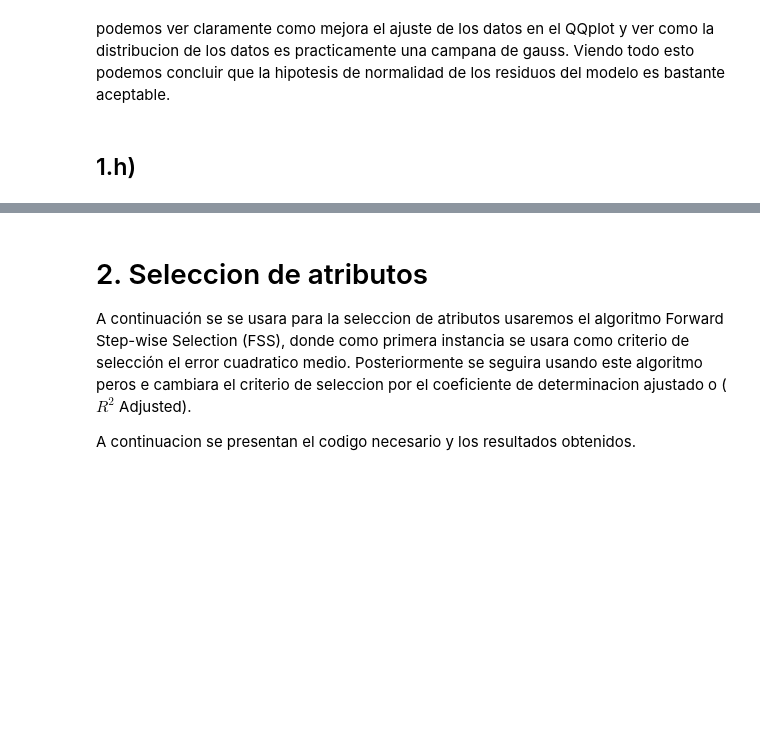
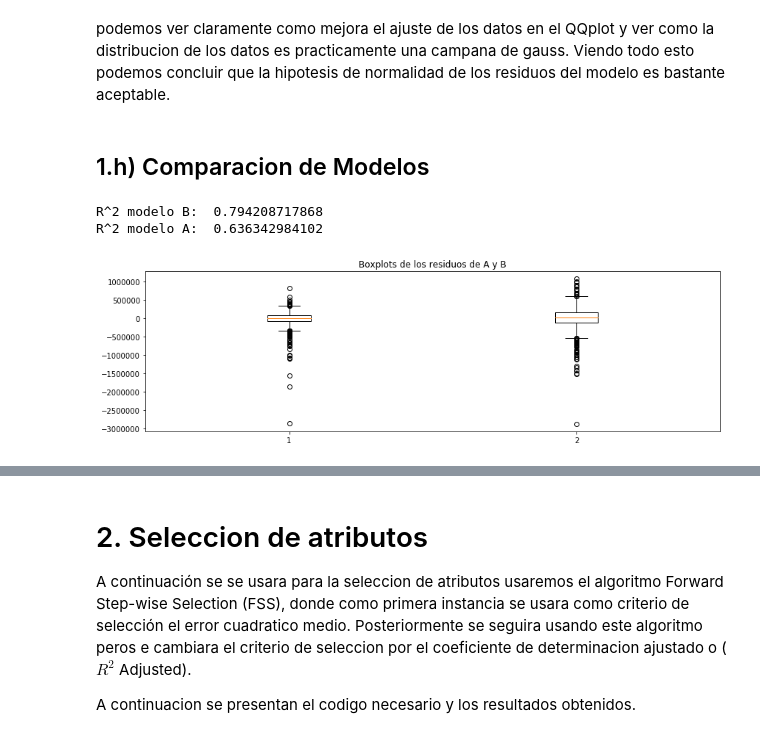
Before and after one commit to VitoVoti/ML_T1_LinReg, a Jupyter notebook: Tarea1 .ipynb, the cells around one changed output, grey strips where cells are left out. Drawn from its saved outputs; the diff is of its cells as text; code cells hidden in the pictures; blank space fills up the shorter version.

```diff
--- a/Tarea1 .ipynb
+++ b/Tarea1 .ipynb
@@ -424,7 +426,7 @@ plt.show()
 podemos ver claramente como mejora el ajuste de los datos en el QQplot y ver como la distribucion de los datos es practicamente una campana de gauss.
 Viendo todo esto podemos concluir que la hipotesis de normalidad de los residuos del modelo es bastante aceptable.
 # %% [markdown]
-## 1.h)
+## 1.h) Comparacion de Modelos
 # %%
 df_A = df.sample(3000)
 frames = []
@@ -439,6 +441,27 @@ y_B = df_B.price
 from sklearn.model_selection import train_test_split
 Xtrain_A, Xval_A, ytrain_A, yval_A = train_test_split(X_A, y_A, test_size=0.3, random_state=42)
 Xtrain_B, Xval_B, ytrain_B, yval_B = train_test_split(X_B, y_B, test_size=0.3, random_state=42)
-
-linreg_A = lm.LinearRegression(fit_intercept = False)
-linreg_A.fit(Xtrain_A,ytrain_A)
+# %%
+#Analisis para el modelo A
+modeloA = linreg.fit(Xtrain_A,ytrain_A)
+yhat_A = modeloA.predict(Xval_A)
+residuos_A = yhat_A - yval_A
+#Analisis para el modelo B
+modeloB = linreg.fit(Xtrain_B,ytrain_B)
+yhat_B = modeloB.predict(Xval_B)
+residuos_B = yhat_B - yval_B
+
+#Se obtiene su R^2
+print("R^2 modelo B: ",modeloB.score(Xval_B,yval_B))
+print("R^2 modelo A: ",modeloA.score(Xval_A,yval_A))
+# %% [output]
+R^2 modelo B:  0.794208717868
+R^2 modelo A:  0.636342984102
+# %%
+#data = [yhat_A,yhat_B]
+data = [residuos_A,residuos_B]
+plt.title("Boxplots de los residuos de A y B")
+plt.boxplot(data)
+plt.show()
+# %% [output]
+[figure, added]
```
Also changed, not shown: parts of 6 cells of this notebook.
